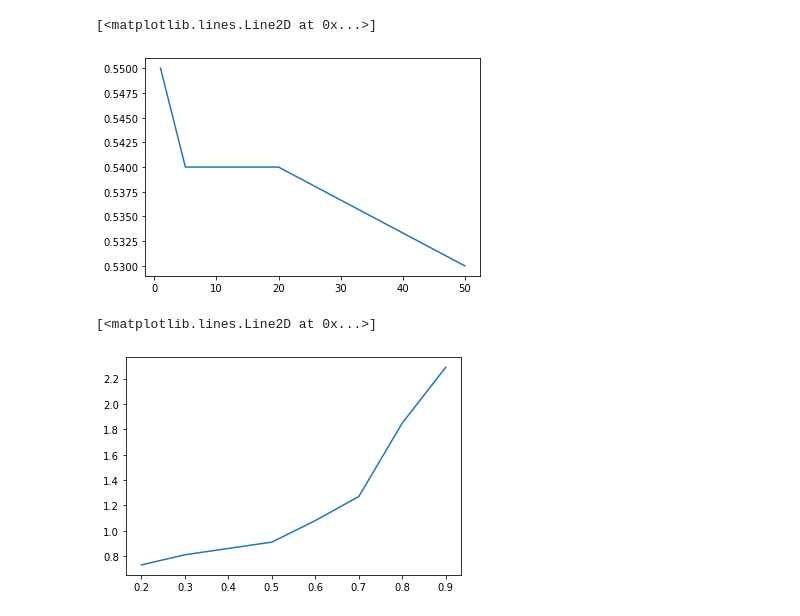
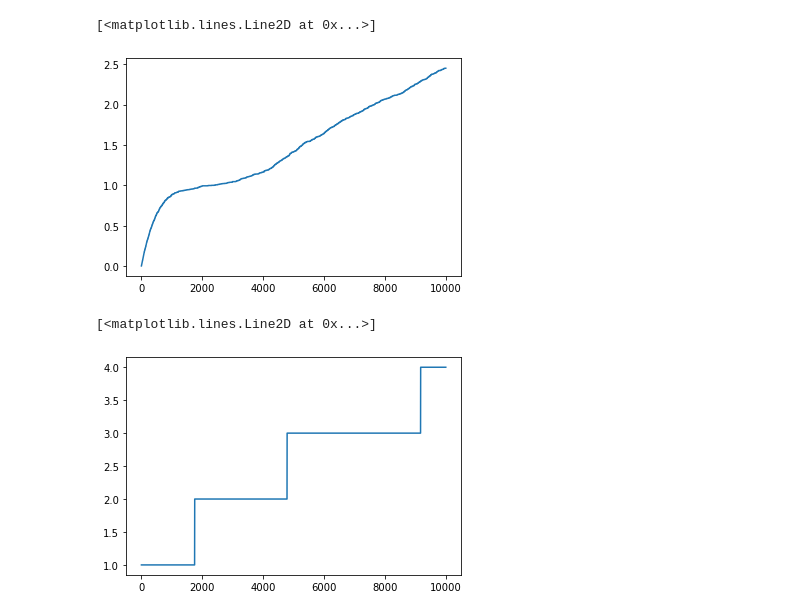
Before and after one commit to Danub2002/Linear-Hashing-Analysis, a Jupyter notebook: Análise Hashing Linear.ipynb, the cells around one changed output. Drawn from its saved outputs; the diff is of its cells as text; code cells hidden in the pictures.

```diff
--- a/Análise Hashing Linear.ipynb
+++ b/Análise Hashing Linear.ipynb
@@ -6,24 +12,35 @@ from Linear_hashing import Linear_hashing
 # %%
-import random
-import numpy as np
+results = {
+    "alpha_max":[],
+    "tamanho_pag": [],
+    "alpha_medio":[],
+    "paginas_adicionais": []
+}
 
 alpha_medio_vector = []
 p_asterisk_vector = []
 used_values = []
+used_hash = []
 
 for p in P:
-  values = np.random.choice(np.arange(1, 10000 *p + 1), size=p*1000, replace=False)
-  used_values.append(values)
   for y in alpha_max_values:
     d1 = 0
     d2 = 0
     for i in range(0, 10):
-      #print(values)
+      values = np.random.choice(np.arange(1, 10000 *p + 1), size=p*1000, replace=False)
+      used_values.append(values)
       h = Linear_hashing(page_size=p, m=500, alpha_max=y, alpha_min=0.5)
+      used_hash.append(h)
       for v in values:
         h.insert(v)
 
       d1 += h.get_alpha_medio()
       d2 += h.get_p_asterisk()
-    alpha_medio_vector.append(round(d1/10, 2))
-    p_asterisk_vector.append(round(d2/10, 2))
+
+    results["alpha_max"].append(y)
+    results["tamanho_pag"].append(p)
+    results["alpha_medio"].append(round(d1/10, 2))
+    results["paginas_adicionais"].append(round(d2/10, 2))
+
+df = pd.DataFrame(results)
+display(df)
@@ -94,0 +250,17 @@ plt.plot(alpha_max_values, alpha_medioAM)
+# %%
+h = Linear_hashing(page_size=10, m=500, alpha_max=0.85, alpha_min=0.2)
+values = np.random.choice(np.arange(1, 1000000), size=10000, replace=False)
+
+alpha_medio_p_iteration = []
+p_asterisk_p_iteration = []
+L_max = []
+
+for v in values:
+    h.insert(v)
+    alpha_medio_p_iteration.append(h.get_alpha_medio())
+    p_asterisk_p_iteration.append(h.get_p_asterisk())
+    L_max.append(h.get_L_max())
+# %%
+indices = range(0, 10000)
+
+plt.plot(indices, alpha_medio_p_iteration)
@@ -95,10 +270,10 @@ plt.plot(alpha_max_values, alpha_medioAM)
 # %%
-plt.plot(P, alpha_medioP)
+plt.plot(indices, p_asterisk_p_iteration)
 # %% [output]
 [<matplotlib.lines.Line2D at 0x...>]
-[figure, old version]
+[figure, new version]
 # %%
-plt.plot(alpha_max_values, p_asteriskAM)
+plt.plot(indices, L_max)
 # %% [output]
 [<matplotlib.lines.Line2D at 0x...>]
-[figure, old version]
+[figure, new version]
```
Also changed, not shown: parts of 20 cells of this notebook, 1 other file.
